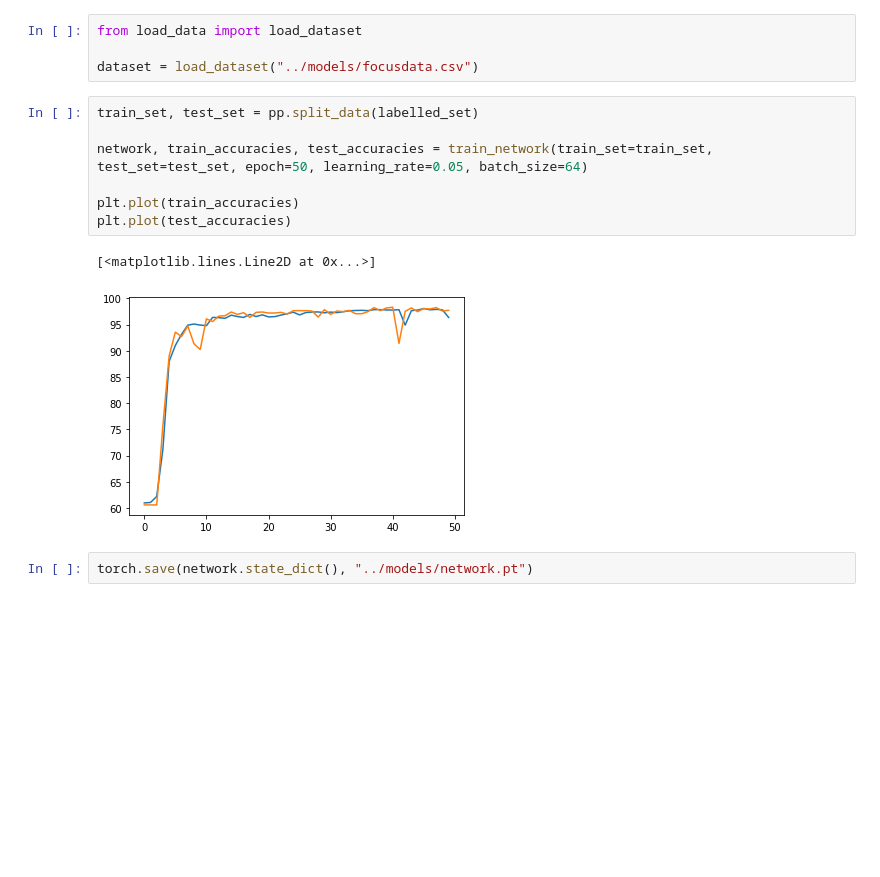
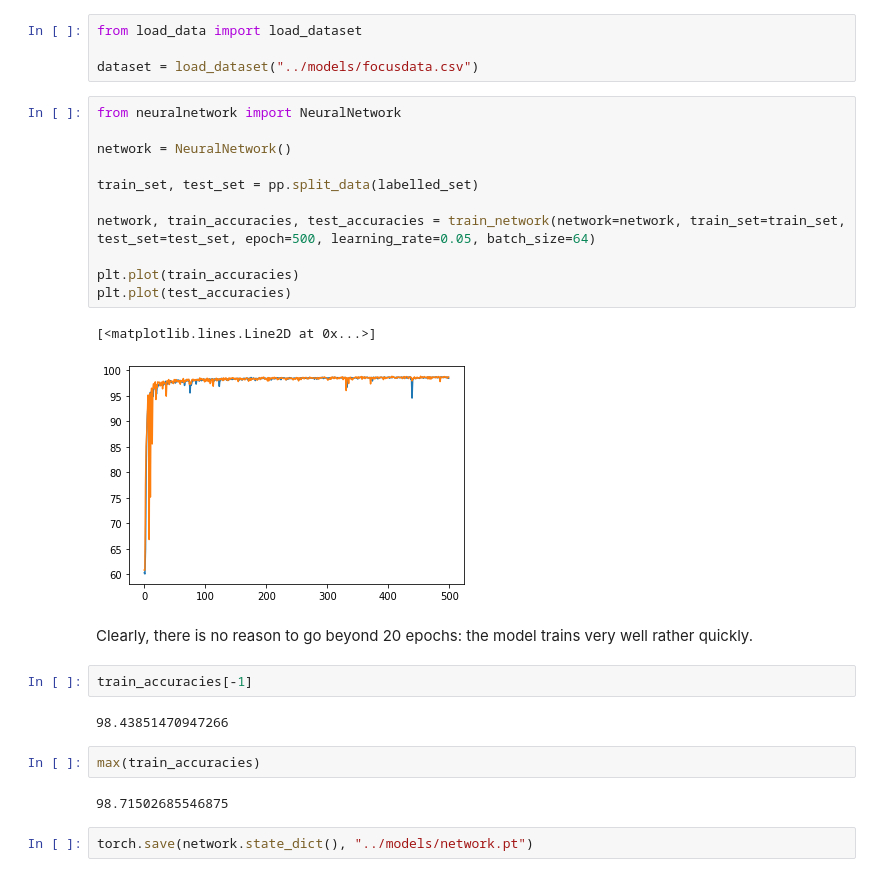
Before and after one commit to PoCInnovation/MindGame, a Jupyter notebook: src/eeg.ipynb, the cells around one changed output. Cells and saved outputs as stored; diff of their text form; blank space fills up the shorter version.

Commit message:
:memo: Added a little documentation
Added a few comments throughout the notebooks and displaying the last and max train accuracy

```diff
--- a/src/eeg.ipynb
+++ b/src/eeg.ipynb
@@ -61,14 +60,28 @@ from load_data import load_dataset
 
 dataset = load_dataset("../models/focusdata.csv")
 # %%
+from neuralnetwork import NeuralNetwork
+
+network = NeuralNetwork()
+
 train_set, test_set = pp.split_data(labelled_set)
 
-network, train_accuracies, test_accuracies = train_network(train_set=train_set, test_set=test_set, epoch=50, learning_rate=0.05, batch_size=64)
+network, train_accuracies, test_accuracies = train_network(network=network, train_set=train_set, test_set=test_set, epoch=500, learning_rate=0.05, batch_size=64)
 
 plt.plot(train_accuracies)
 plt.plot(test_accuracies)
 # %% [output]
 [<matplotlib.lines.Line2D at 0x...>]
-[figure, old version]
+[figure, new version]
+# %% [markdown]
+Clearly, there is no reason to go beyond 20 epochs: the model trains very well rather quickly.
+# %%
+train_accuracies[-1]
+# %% [output]
+98.43851470947266
+# %%
+max(train_accuracies)
+# %% [output]
+98.71502685546875
 # %%
 torch.save(network.state_dict(), "../models/network.pt")
```
Also changed, not shown: parts of 1 cell of this notebook, 1 other file.
